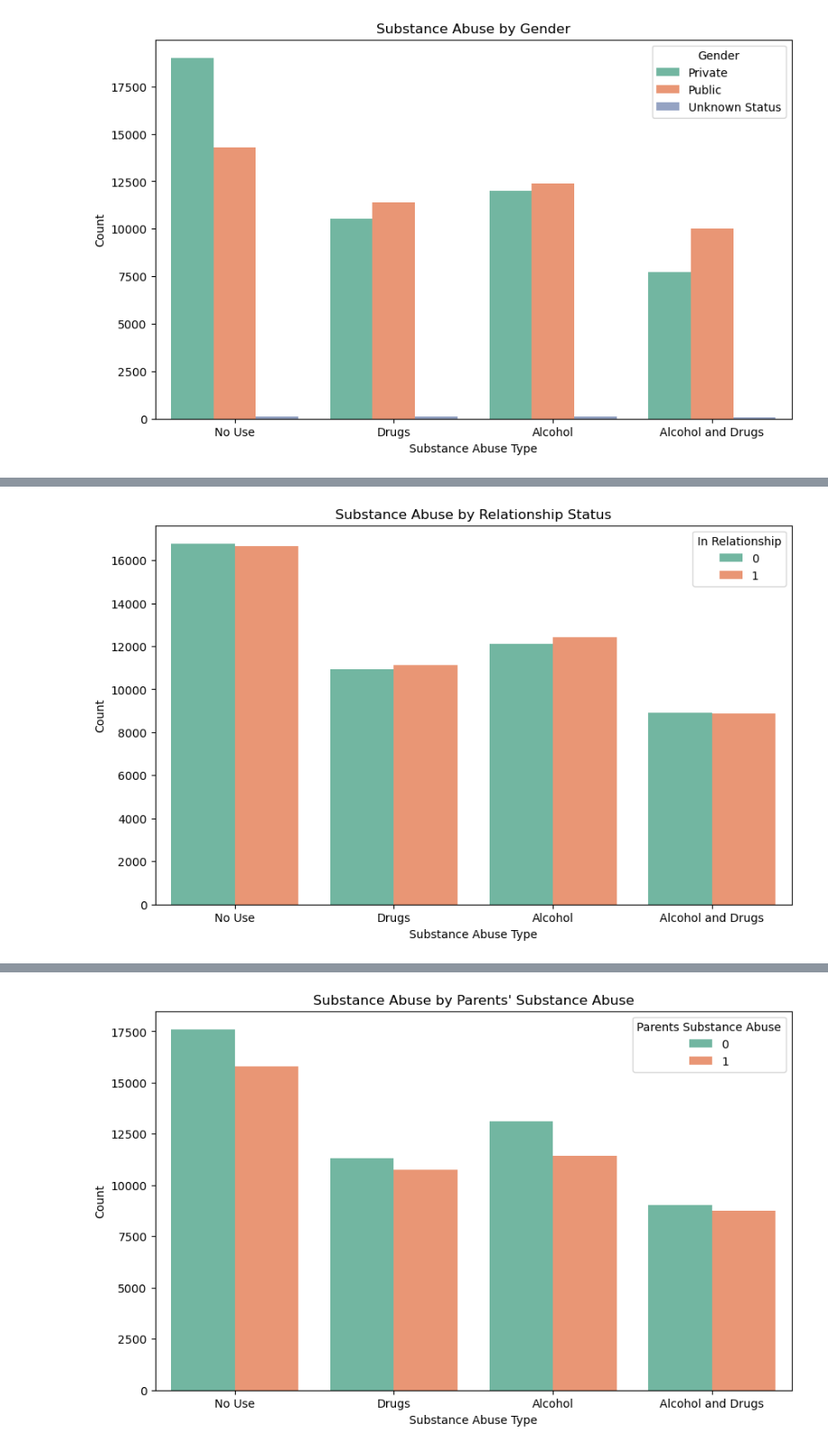
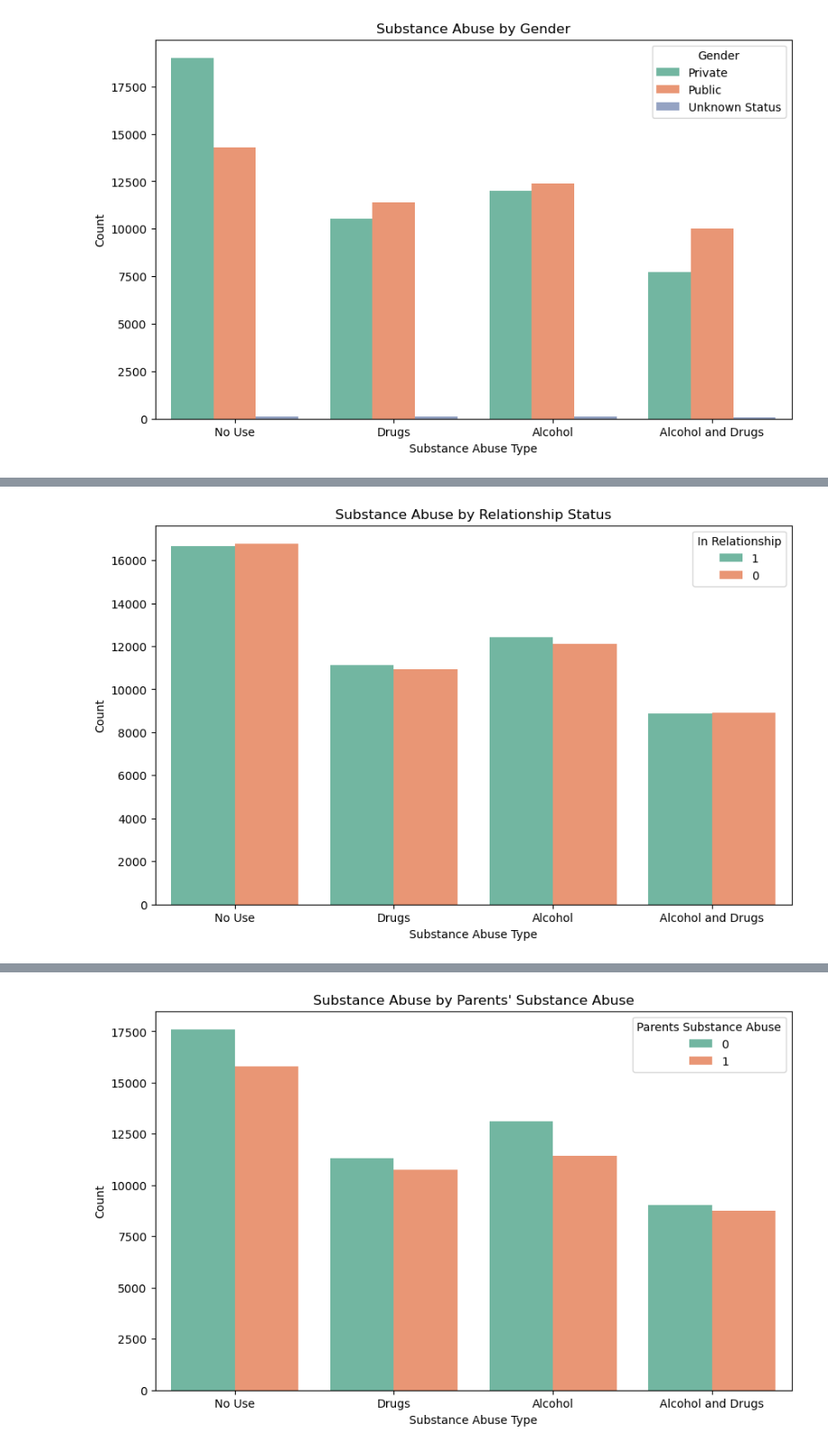
Before and after one commit to HafezAghili/drug-and-alcohol-abuse---data-analysis, a Jupyter notebook: Drug and alcohol abuse - data analysis.ipynb, the cells around one changed output, grey strips where cells are left out. Shown at 90% size. Cells and saved outputs as stored; diff of their text form; code cells hidden in the pictures.

```diff
--- a/Drug and alcohol abuse - data analysis.ipynb
+++ b/Drug and alcohol abuse - data analysis.ipynb
@@ -473,11 +474,13 @@ plt.show()
 # %%
+# bar plot
+data['In_Relationship'] = data['In_Relationship'].astype(str)
 plt.figure(figsize=(10, 6))
 sns.countplot(data=data, x='Substance_Abuse', hue='In_Relationship', palette='Set2')
 plt.title('Substance Abuse by Relationship Status')
 plt.xlabel('Substance Abuse Type')
 plt.ylabel('Count')
 plt.legend(title='In Relationship')
 plt.show()
 # %% [output]
-[figure, old version]
+[figure, new version]
 # %%
```
Also changed, not shown: parts of 10 cells of this notebook.
